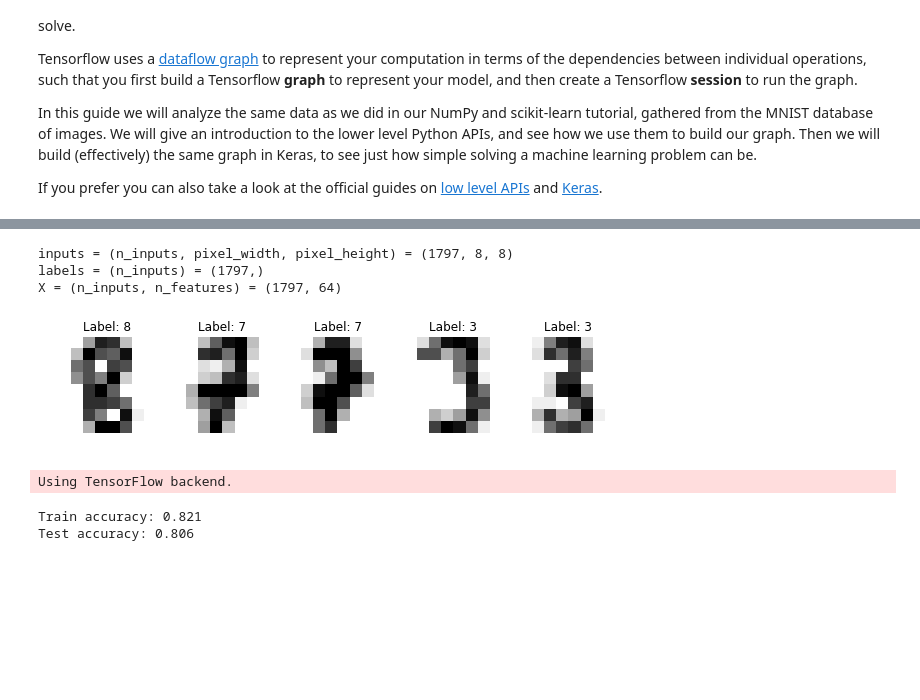
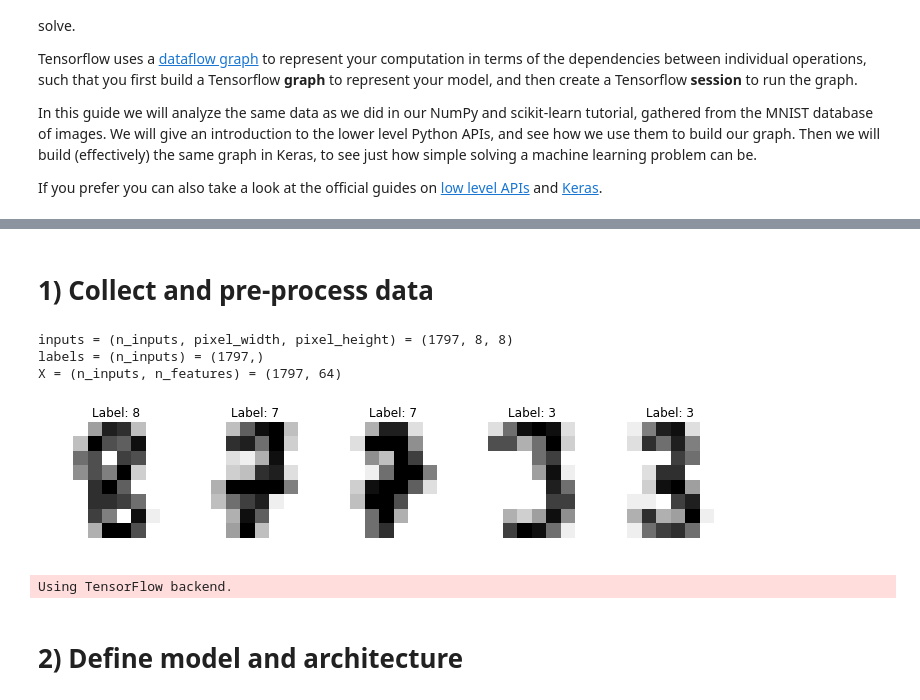
Before and after one commit to aglgit/course-material, a Jupyter notebook: notebooks/building-neural-networks-tensorflow-keras.ipynb, the cells around one changed output, grey strips where cells are left out. Saved outputs shown, nothing was run; the diff lists cells and outputs as text; code cells hidden in the pictures; blank space fills up the shorter version.

```diff
--- a/notebooks/building-neural-networks-tensorflow-keras.ipynb
+++ b/notebooks/building-neural-networks-tensorflow-keras.ipynb
@@ -17,3 +57,5 @@ If you prefer you can also take a look at the official guides on [low level APIs
+# %% [markdown]
+# 1) Collect and pre-process data
 # %%
 # import necessary packages
 import numpy as np
@@ -26,7 +68,7 @@ np.random.seed(0)
 
 # display images in notebook
 %matplotlib inline
-plt.rcParams['figure.figsize'] = (10,10)
+plt.rcParams['figure.figsize'] = (12,12)
 
 
 # download MNIST dataset
@@ -34,34 +76,34 @@ digits = datasets.load_digits()
 
 # define inputs and labels
 inputs = digits.images
 labels = digits.target
 
 print("inputs = (n_inputs, pixel_width, pixel_height) = " + str(inputs.shape))
 print("labels = (n_inputs) = " + str(labels.shape))
 
 
 # flatten the image
 # the value -1 means dimension is inferred from the remaining dimensions: 8x8 = 64
 n_inputs = len(inputs)
 inputs = inputs.reshape(n_inputs, -1)
 print("X = (n_inputs, n_features) = " + str(inputs.shape))
 
 
 # choose some random images to display
 indices = np.arange(n_inputs)
 random_indices = np.random.choice(indices, size=5)
 
 for i, image in enumerate(digits.images[random_indices]):
     plt.subplot(1, 5, i+1)
     plt.axis('off')
     plt.imshow(image, cmap=plt.cm.gray_r, interpolation='nearest')
     plt.title("Label: %d" % digits.target[random_indices[i]])
 plt.show()
 # %% [output]
 inputs = (n_inputs, pixel_width, pixel_height) = (1797, 8, 8)
 labels = (n_inputs) = (1797,)
 X = (n_inputs, n_features) = (1797, 64)
-[figure, old version]
+[figure, new version]
 # %%
 from keras.utils import to_categorical
 from sklearn.model_selection import train_test_split
@@ -75,6 +119,8 @@ X_train, X_test, Y_train, Y_test = train_test_split(inputs, labels, train_size=t
                                                     test_size=test_size)
 # %% [output]
 Using TensorFlow backend.
+# %% [markdown]
+# 2) Define model and architecture
 # %%
 import tensorflow as tf
 
@@ -165,34 +265,0 @@ lmbd_vals = np.logspace(-5, 0, 6)
-# %%
-DNN = DNNModel(n_features, n_neurons_layer1, n_neurons_layer2, n_categories, eta=0.1)
-
-iterations = n_inputs // batch_size
-data_indices = np.arange(n_inputs)
-
-with tf.Session() as sess:
-    sess.run(tf.global_variables_initializer())
-    for i in range(epochs):
-        for j in range(iterations):
-            chosen_datapoints = np.random.choice(data_indices, size=batch_size, replace=False)
-            batch_X, batch_Y = X_train[chosen_datapoints], Y_train[chosen_datapoints]
-
-            sess.run([DNN.loss, DNN.optimizer],
-                     feed_dict={DNN.X: batch_X,
-                                DNN.Y: batch_Y})
-            accuracy = sess.run(DNN.accuracy,
-                                feed_dict={DNN.X: batch_X,
-                                           DNN.Y: batch_Y})
-            step = sess.run(DNN.global_step)
-
-    train_loss, train_accuracy = sess.run([DNN.loss, DNN.accuracy],
-                                          feed_dict={DNN.X: X_train,
-                                                     DNN.Y: Y_train})
-
-    test_loss, test_accuracy = sess.run([DNN.loss, DNN.accuracy],
-                                        feed_dict={DNN.X: X_test,
-                                                   DNN.Y: Y_test})
-
-    print("Train accuracy: %.3f" % train_accuracy)
-    print("Test accuracy: %.3f" % test_accuracy)
-# %% [output]
-Train accuracy: 0.821
-Test accuracy: 0.806
```
Also changed, not shown: parts of 9 cells of this notebook, 4 other files.
